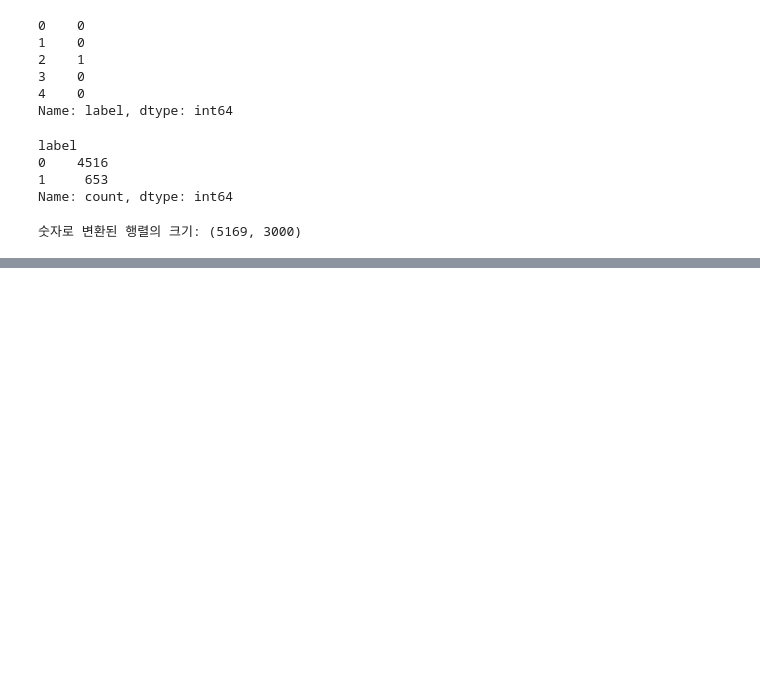
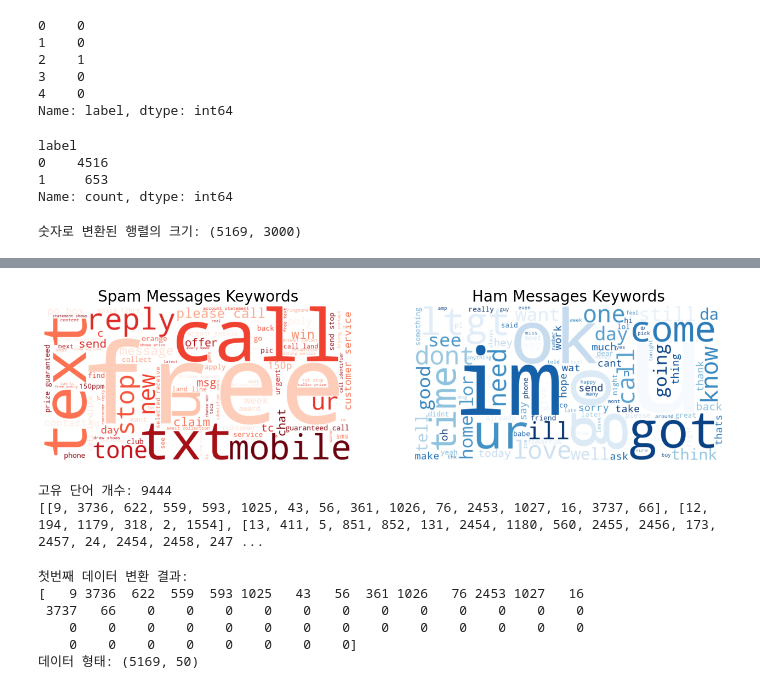
Before and after one commit to sorlros/spam_classification_model, a Jupyter notebook: spam_classification_model.ipynb, the cells around one changed output, grey strips where cells are left out. Cells and saved outputs as stored; diff of their text form; code cells hidden in the pictures; blank space fills up the shorter version.

```diff
--- a/spam_classification_model.ipynb
+++ b/spam_classification_model.ipynb
@@ -288,0 +337,25 @@ def predict_spam(new_message):
+# %%
+# 시각화 설정 (나란히 두 개를 그립니다)
+plt.figure(figsize=(16, 8))
+
+# 1. 스팸(Spam) 메세지 워드 클라우드
+spam_words = " ".join(dataFrame[dataFrame["label"] == 1]["text_final"])
+spam_cloud = WordCloud(width=800, height=400, background_color="white", colormap="Reds", max_words=100).generate(spam_words)
+
+plt.subplot(1, 2, 1)
+plt.imshow(spam_cloud.to_image())
+plt.title("Spam Messages Keywords", fontsize=20)
+plt.axis("off")
+
+# 2. 정상(Ham) 메세지 워드 클라우드
+ham_words = " ".join(dataFrame[dataFrame["label"] == 0]["text_final"])
+ham_cloud = WordCloud(width=800, height=400, background_color="white", colormap="Blues", max_words=100).generate(ham_words)
+
+plt.subplot(1, 2, 2)
+plt.imshow(ham_cloud.to_image())
+plt.title("Ham Messages Keywords", fontsize=20)
+plt.axis("off")
+
+plt.show()
+# %% [output]
+[figure, added]
@@ -288,0 +367,30 @@ def predict_spam(new_message):
+# %%
+vocab_size = 5000
+oov_tok = "<OOV>"
+
+tokenizer = Tokenizer(num_words=vocab_size, oov_token=oov_tok)
+tokenizer.fit_on_texts(dataFrame["text_final"])
+
+word_index = tokenizer.word_index
+print(f"고유 단어 개수: {len(word_index)}")
+
+sequences = tokenizer.texts_to_sequences(dataFrame["text_final"])
+print(sequences)
+# %% [output]
+고유 단어 개수: 9444
+[[9, 3736, 622, 559, 593, 1025, 43, 56, 361, 1026, 76, 2453, 1027, 16, 3737, 66], [12, 194, 1179, 318, 2, 1554], [13, 411, 5, 851, 852, 131, 2454, 1180, 560, 2455, 2456, 173, 2457, 24, 2454, 2458, 247 ...
+# %%
+max_length = 50
+padding_type = "post"
+truncating_type = "post"
+
+X_final = pad_sequences(sequences, maxlen=max_length, padding=padding_type, truncating=truncating_type)
+print(f"첫번째 데이터 변환 결과: \n{X_final[0]}")
+print(f"데이터 형태: {X_final.shape}")
+# %% [output]
+첫번째 데이터 변환 결과:
+[   9 3736  622  559  593 1025   43   56  361 1026   76 2453 1027   16
+ 3737   66    0    0    0    0    0    0    0    0    0    0    0    0
+    0    0    0    0    0    0    0    0    0    0    0    0    0    0
+    0    0    0    0    0    0    0    0]
+데이터 형태: (5169, 50)
```
Also changed, not shown: parts of 8 cells of this notebook, 1 other file.
